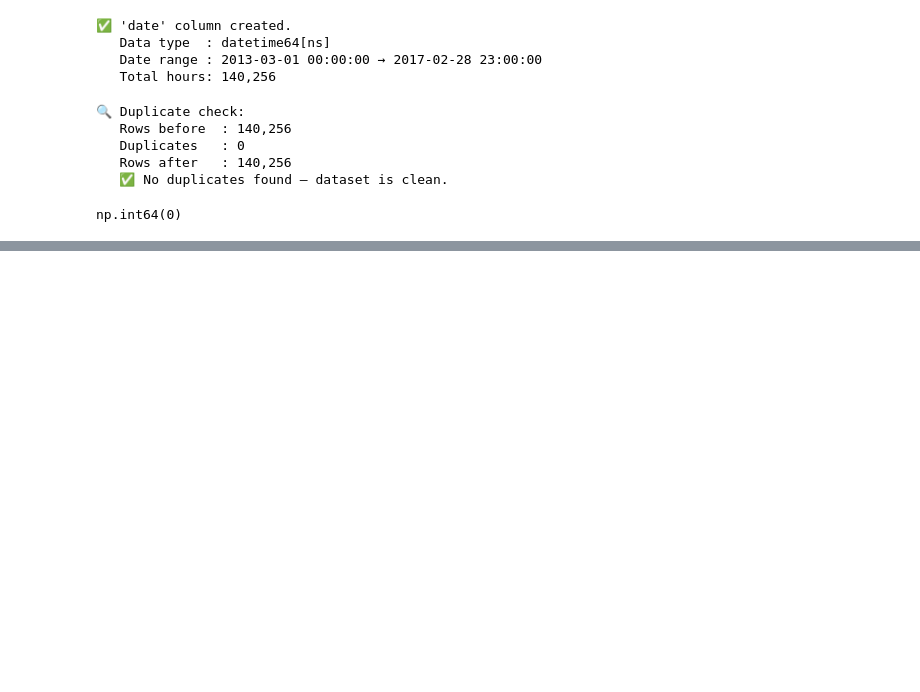
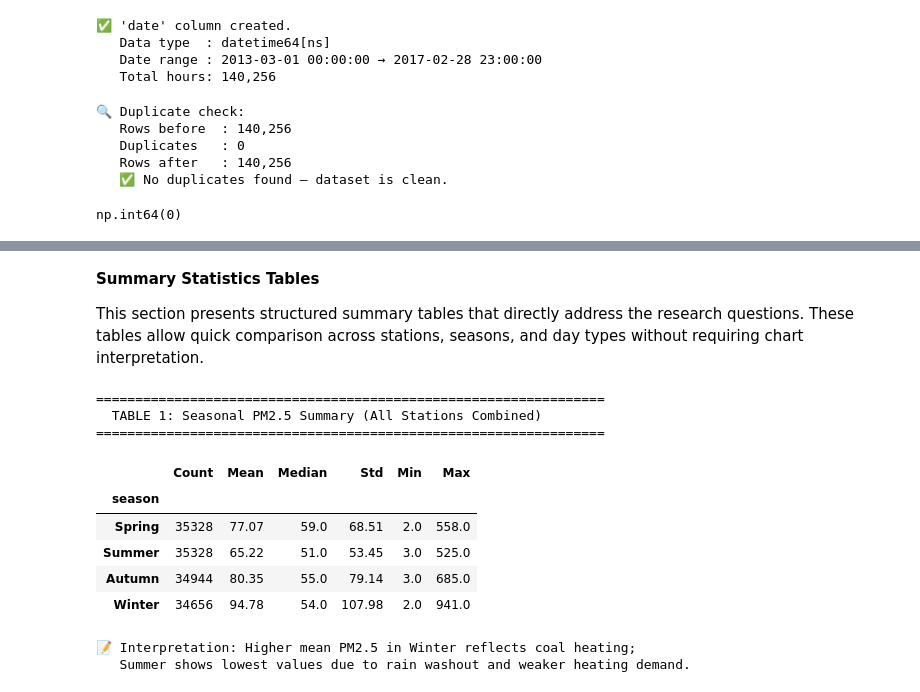
Before and after one commit to oyegokeademola25-beep/ASSESSMENT_DATA_SET, a Jupyter notebook: Copy_of_CMP7001_Assessment.ipynb, the cells around one changed output, grey strips where cells are left out. Saved outputs shown, nothing was run; the diff lists cells and outputs as text; code cells hidden in the pictures; blank space fills up the shorter version.

```diff
--- a/Copy_of_CMP7001_Assessment.ipynb
+++ b/Copy_of_CMP7001_Assessment.ipynb
@@ -506,0 +699,48 @@ np.int64(0)
+# %% [markdown]
+**Summary Statistics Tables**
+
+This section presents structured summary tables that directly address the research questions. These tables allow quick comparison across stations, seasons, and day types without requiring chart interpretation.
+# %%
+# =============================================================================
+# TABLE 1: SEASONAL PM2.5 SUMMARY — ALL STATIONS COMBINED
+# =============================================================================
+# This table answers RQ2: What seasonal patterns exist in PM2.5?
+#
+# We group all records by season and compute:
+#   mean   → average pollution level per season
+#   median → middle value (less affected by extreme events than mean)
+#   std    → variability within each season
+#   min/max → the range of observed values
+#   count  → number of hourly observations per season
+#
+# Winter is expected to show the highest mean PM2.5 due to coal-fired
+# central heating systems that activate across Beijing each November.
+# =============================================================================
+
+seasonal_summary = df.groupby('season', observed=True)['PM2.5'].agg(
+    Count='count',
+    Mean='mean',
+    Median='median',
+    Std='std',
+    Min='min',
+    Max='max'
+).round(2)
+
+print("=" * 65)
+print("  TABLE 1: Seasonal PM2.5 Summary (All Stations Combined)")
+print("=" * 65)
+display(seasonal_summary)
+print("\n📝 Interpretation: Higher mean PM2.5 in Winter reflects coal heating;")
+print("   Summer shows lowest values due to rain washout and weaker heating demand.")
+# %% [output]
+=================================================================
+  TABLE 1: Seasonal PM2.5 Summary (All Stations Combined)
+=================================================================
+|  | Count | Mean | Median | Std | Min | Max |
+| season |  |  |  |  |  |  |
+| Spring | 35328 | 77.07 | 59.0 | 68.51 | 2.0 | 558.0 |
+| Summer | 35328 | 65.22 | 51.0 | 53.45 | 3.0 | 525.0 |
+| Autumn | 34944 | 80.35 | 55.0 | 79.14 | 3.0 | 685.0 |
+| Winter | 34656 | 94.78 | 54.0 | 107.98 | 2.0 | 941.0 |
+📝 Interpretation: Higher mean PM2.5 in Winter reflects coal heating;
+   Summer shows lowest values due to rain washout and weaker heating demand.
```
Also changed, not shown: parts of 19 cells of this notebook.
